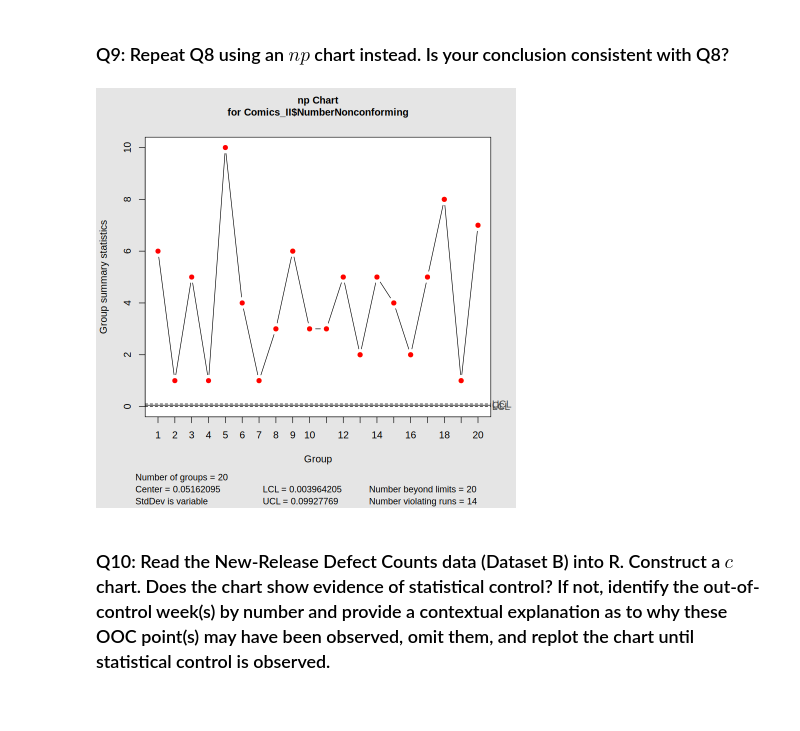
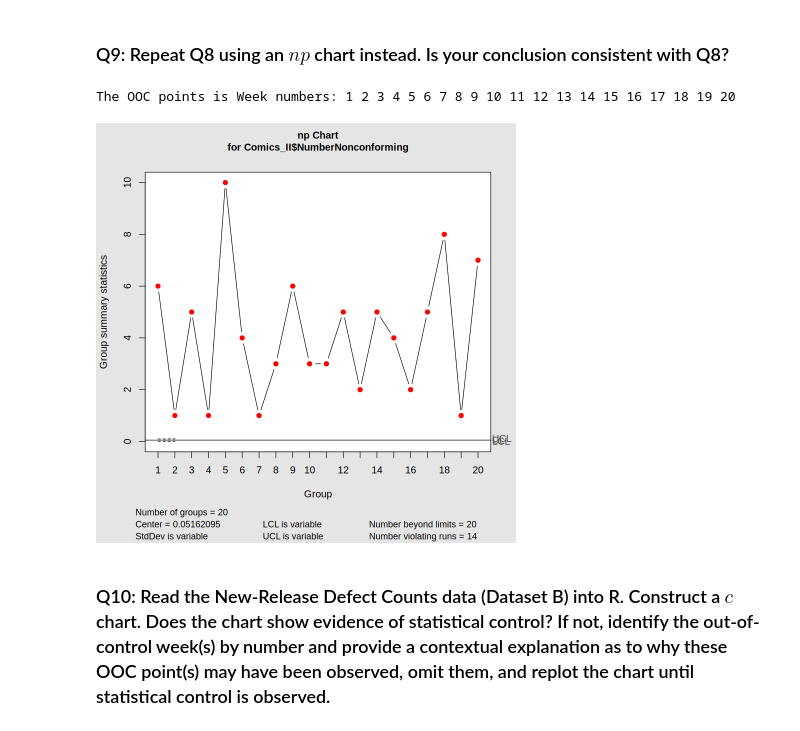
Before and after one commit to DesyneMartinez/STAT-7110-Quality-Control, a Jupyter notebook: Assignments/HW3/STAT-7110-HW3.ipynb, the cells around one changed output. Cells and saved outputs as stored; diff of their text form; code cells hidden in the pictures.

```diff
--- a/Assignments/HW3/STAT-7110-HW3.ipynb
+++ b/Assignments/HW3/STAT-7110-HW3.ipynb
@@ -227,8 +243,8 @@ Comics_II|>
 #Limits and center from question 6
 pbar <- Comic_chart1$center
 Comic_chart1$limits
-uclp <- Comic_chart1$limits[1,2]
-lclp <- Comic_chart1$limits[1,1]
+lclp <- range(Comic_chart1$limits[,1])  # LCL range
+uclp <- range(Comic_chart1$limits[,2])  # UCL range
 
 comic_p <- qcc(Comics_II$NumberNonconforming,
                        type="p",
@@ -237,7 +253,8 @@ comic_p <- qcc(Comics_II$NumberNonconforming,
                        limits = c(lclp,uclp),
                        plot = TRUE)
 
- Comic_chart1
+ooc_points2 <- comic_p$violations$beyond.limits
+cat("The OOC point is week number:", ooc_points2, "\n")
 # %% [output]
 Rows: 20
 Columns: 3
@@ -284,16 +286,21 @@ List of 11
 # %%
 ## Q9 Code ##
 
 ## Utilzing the finalized phase 1 p chart limits from Q6 ##
+
 
 comic_np <- qcc(Comics_II$NumberNonconforming,
                        type="np",
                        sizes=Comics_II$TotalComics,
                        center = pbar,
                        limits = c(lclp,uclp),
                        plot = TRUE)
+
+ ooc_pointsnp <- comic_np$violations$beyond.limits
+cat("The OOC points is Week numbers:", ooc_pointsnp, "\n")
 # %% [output]
+The OOC points is Week numbers: 1 2 3 4 5 6 7 8 9 10 11 12 13 14 15 16 17 18 19 20
-[figure, old version]
+[figure, new version]
 # %% [markdown]
 ### Q10: Read the New-Release Defect Counts data (Dataset B) into R. Construct a $c$ chart. Does the chart show evidence of statistical control? If not, identify the out-of-control week(s) by number and provide a contextual explanation as to why these OOC point(s) may have been observed, omit them, and replot the chart until statistical control is observed.
 # %%
```
Also changed, not shown: parts of 7 cells of this notebook.
